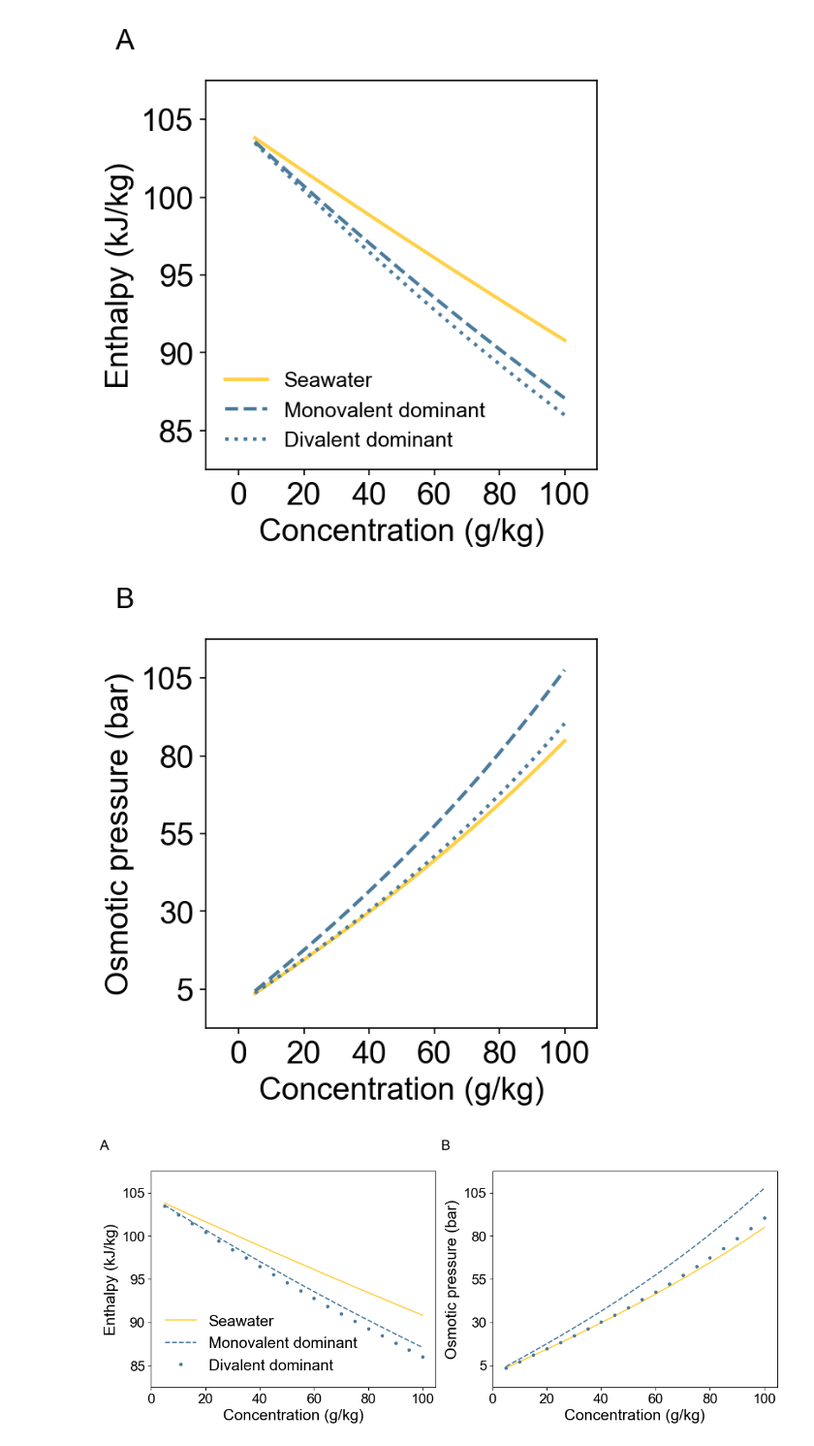
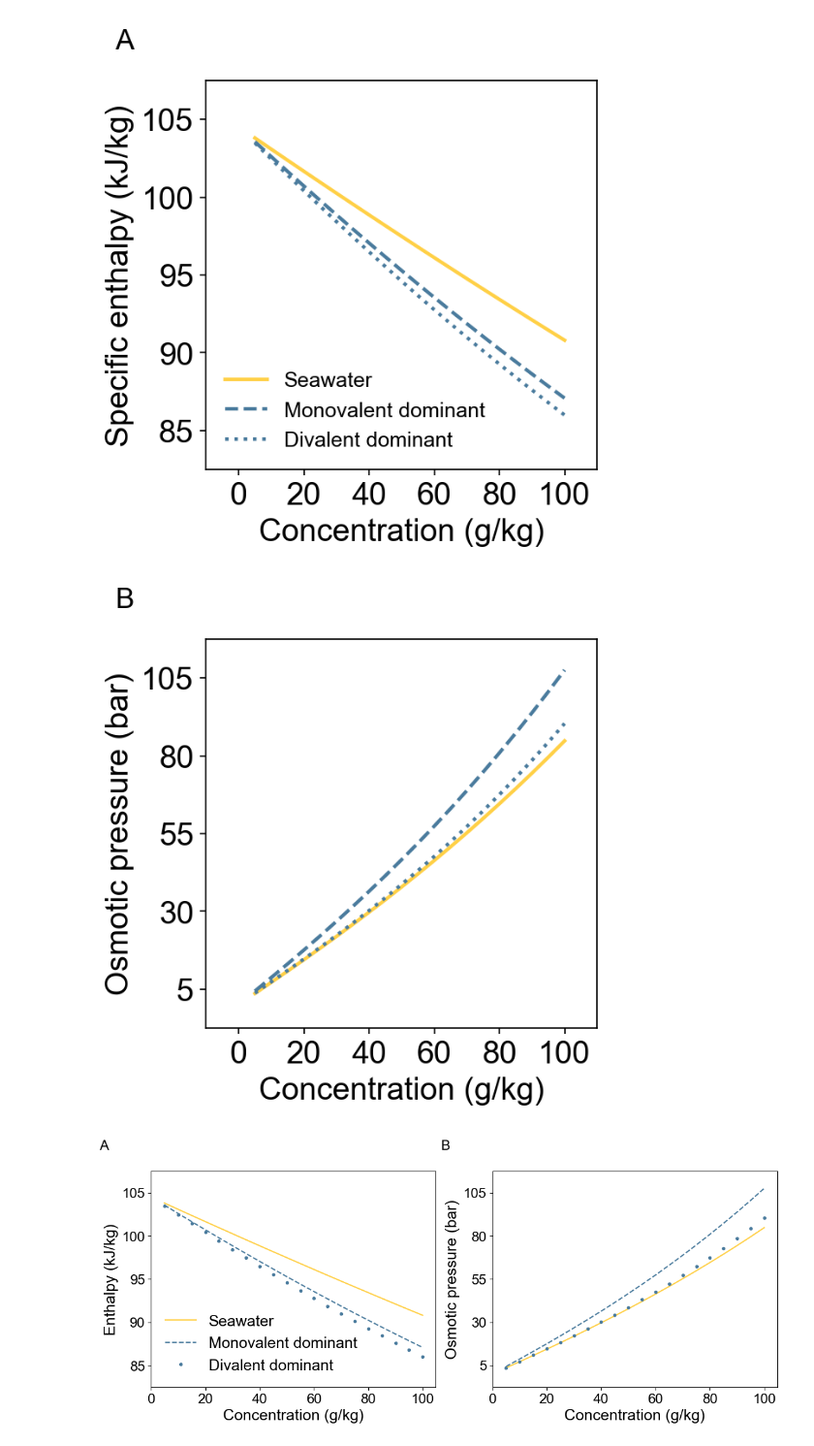
Before and after one commit to savannahsakhai/watertap, a Jupyter notebook: watertap/flowsheets/property_analysis/prop_plots/plotting.ipynb, the cells around one changed output. Shown at 97% size. Saved outputs shown, nothing was run; the diff lists cells and outputs as text; code cells hidden in the pictures.

```diff
--- a/watertap/flowsheets/property_analysis/prop_plots/plotting.ipynb
+++ b/watertap/flowsheets/property_analysis/prop_plots/plotting.ipynb
@@ -92,7 +100,7 @@ xinc = xformat[1]
 plt.ylim(ylim[0]-yinc/spacing_factor, ylim[1]+yinc/spacing_factor)
 plt.xlim(xlim[0]-xinc/spacing_factor, xlim[1]+xinc/spacing_factor)
 plt.xlabel("Concentration (g/kg)",fontsize=text_size_default)
-plt.ylabel("Enthalpy (kJ/kg)",fontsize=text_size_default)
+plt.ylabel("Specific enthalpy (kJ/kg)",fontsize=text_size_default)
 plt.xticks([0, 20, 40, 60, 80, 100],fontsize=text_size_default)
 plt.yticks(np.linspace(ylim[0], ylim[1], int(round((ylim[1]-ylim[0])/yinc))+1),fontsize=text_size_default)
 plt.legend(["Seawater","Monovalent dominant","Divalent dominant"], loc="lower left", frameon=False,fontsize=text_size_default-6)
@@ -124,34 +132,34 @@ figure.plot_line(
     ls="--",
     lw=2,
     color=bw_color,
 )
 figure.plot_line(
     data_bw_25['# Feed Mass Frac']*1000,
     data_bw_25['Osmotic Pressure']/1e5,
     marker_overlay=None,
     label="",
     marker="",
     ls=":",
     lw=2,
     color=bw_color,
 )
 figure.add_text(-35, 130, "B")
 spacing_factor = 2
 yformat=[[5,105],25]
 xformat=[[0,100],20]
 ylim = yformat[0]
 yinc = yformat[1]
 xlim = xformat[0]
 xinc = xformat[1]
 plt.ylim(ylim[0]-yinc/spacing_factor, ylim[1]+yinc/spacing_factor)
 plt.xlim(xlim[0]-xinc/spacing_factor, xlim[1]+xinc/spacing_factor)
 plt.xlabel("Concentration (g/kg)",fontsize=text_size_default)
 plt.ylabel("Osmotic pressure (bar)",fontsize=text_size_default)
 plt.xticks([0, 20, 40, 60, 80, 100],fontsize=text_size_default)
 plt.yticks(np.linspace(ylim[0], ylim[1], int(round((ylim[1]-ylim[0])/yinc))+1),fontsize=text_size_default)
 figure.save_fig(name="mono_di_osm_p")
 # %% [output]
-[figure, old version]
+[figure, new version]
 [figure]
 # %%
 fig, axs = plt.subplots(ncols=2, nrows=1,figsize=(13,4.5),)
```
Also changed, not shown: parts of 1 cell of this notebook, 8 other files.
